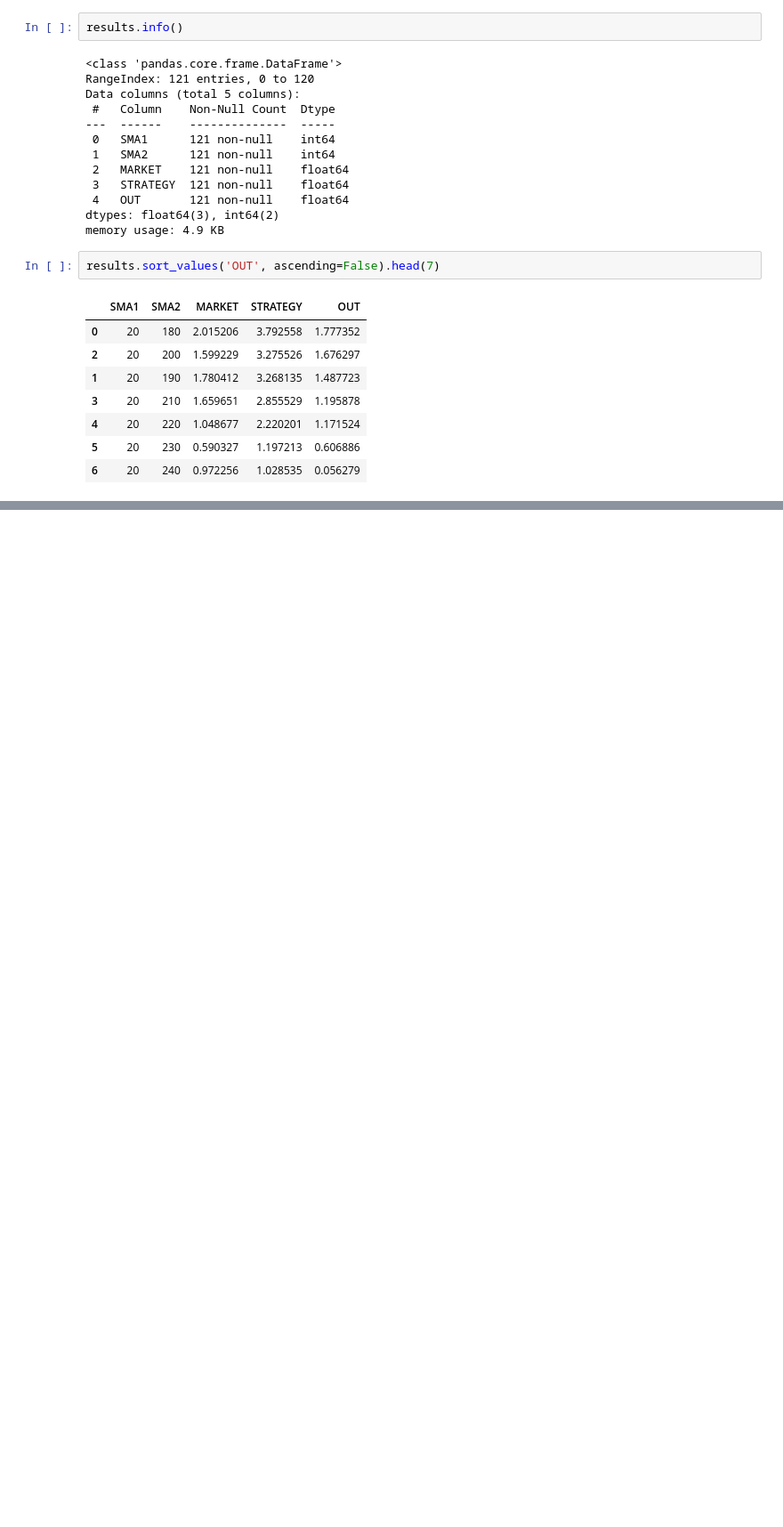
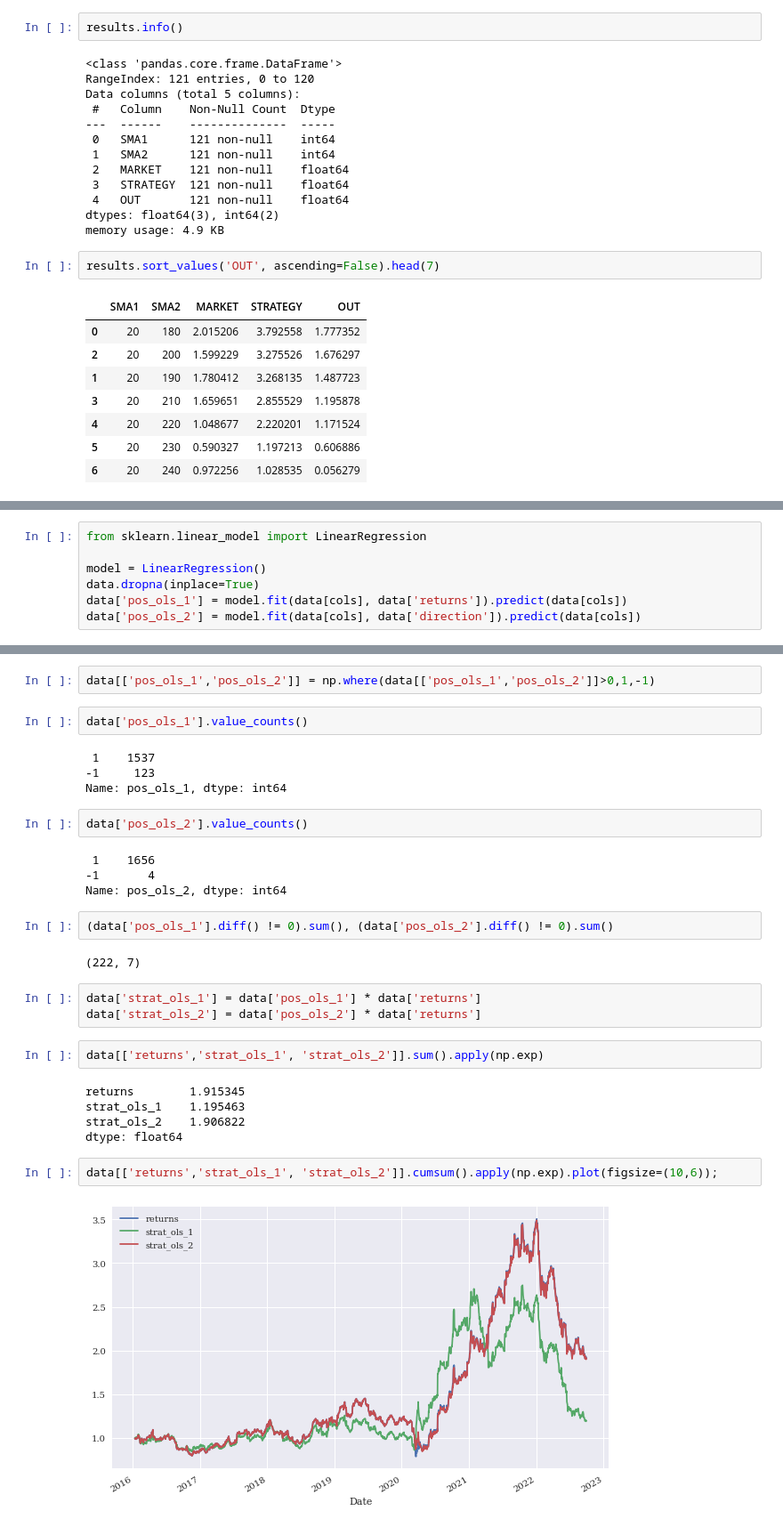
Before and after one commit to omsouravsharma/Python_for_algorithmic_trading-, a Jupyter notebook: Ch15.ipynb, the cells around one changed output, grey strips where cells are left out. Shown: that part at 89% size. Saved outputs shown, nothing was run; the diff lists cells and outputs as text; blank space fills up the shorter version.

```diff
--- a/Ch15.ipynb
+++ b/Ch15.ipynb
@@ -154,0 +239,7 @@ results.sort_values('OUT', ascending=False).head(7)
+# %%
+from sklearn.linear_model import LinearRegression
+
+model = LinearRegression()
+data.dropna(inplace=True)
+data['pos_ols_1'] = model.fit(data[cols], data['returns']).predict(data[cols])
+data['pos_ols_2'] = model.fit(data[cols], data['direction']).predict(data[cols])
@@ -154,0 +263,32 @@ results.sort_values('OUT', ascending=False).head(7)
+# %%
+data[['pos_ols_1','pos_ols_2']] = np.where(data[['pos_ols_1','pos_ols_2']]>0,1,-1)
+# %%
+data['pos_ols_1'].value_counts()
+# %% [output]
+ 1    1537
+-1     123
+Name: pos_ols_1, dtype: int64
+# %%
+data['pos_ols_2'].value_counts()
+# %% [output]
+ 1    1656
+-1       4
+Name: pos_ols_2, dtype: int64
+# %%
+(data['pos_ols_1'].diff() != 0).sum(), (data['pos_ols_2'].diff() != 0).sum()
+# %% [output]
+(222, 7)
+# %%
+data['strat_ols_1'] = data['pos_ols_1'] * data['returns']
+data['strat_ols_2'] = data['pos_ols_2'] * data['returns']
+# %%
+data[['returns','strat_ols_1', 'strat_ols_2']].sum().apply(np.exp)
+# %% [output]
+returns        1.915345
+strat_ols_1    1.195463
+strat_ols_2    1.906822
+dtype: float64
+# %%
+data[['returns','strat_ols_1', 'strat_ols_2']].cumsum().apply(np.exp).plot(figsize=(10,6));
+# %% [output]
+[figure, added]
```
Also changed, not shown: parts of 40 cells of this notebook.
